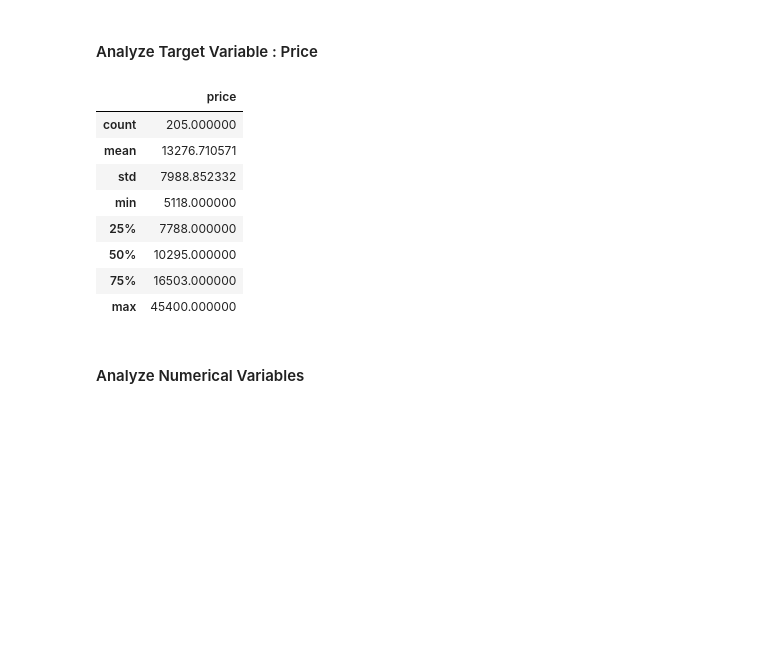
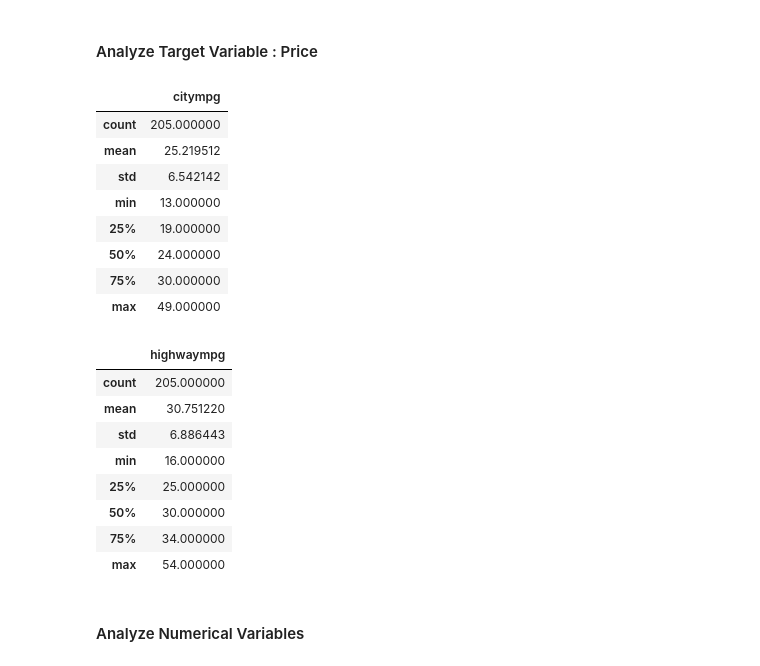
Before and after one commit to ShaneJett-DS/car_price_prediction, a Jupyter notebook: car_prediction.ipynb, the cells around one changed output. Drawn from its saved outputs; the diff is of its cells as text; code cells hidden in the pictures; blank space fills up the shorter version.

```diff
--- a/car_prediction.ipynb
+++ b/car_prediction.ipynb
@@ -27,8 +27,8 @@ data_import.head()
 | 3 | 4 | 2 | audi 100 ls | gas | std | four | sedan | fwd | front | ... |
 | 4 | 5 | 2 | audi 100ls | gas | std | four | sedan | 4wd | front | ... |
 # %%
-data = data_import.copy()
-data.info()
+raw_data = data_import.copy()
+raw_data.info()
 # %% [output]
 <class 'pandas.core.frame.DataFrame'>
 RangeIndex: 205 entries, 0 to 204
@@ -49,18 +49,31 @@ dtypes: float64(8), int64(8), object(10)
 memory usage: 41.8+ KB
 # %% [markdown]
 #### Analyze Target Variable : Price
-# %%
-pd.DataFrame(data.price.describe())
-# %% [output]
-|  | price |
-| count | 205.000000 |
-| mean | 13276.710571 |
-| std | 7988.852332 |
-| min | 5118.000000 |
-| 25% | 7788.000000 |
-| 50% | 10295.000000 |
-| 75% | 16503.000000 |
-| max | 45400.000000 |
+# %%
+citympg_stats = pd.DataFrame(data["citympg"].describe())
+highwaympg_stats = pd.DataFrame(data["highwaympg"].describe())
+
+display(citympg_stats)
+display(highwaympg_stats)
+# %% [output]
+|  | citympg |
+| count | 205.000000 |
+| mean | 25.219512 |
+| std | 6.542142 |
+| min | 13.000000 |
+| 25% | 19.000000 |
+| 50% | 24.000000 |
+| 75% | 30.000000 |
+| max | 49.000000 |
+|  | highwaympg |
+| count | 205.000000 |
+| mean | 30.751220 |
+| std | 6.886443 |
+| min | 16.000000 |
+| 25% | 25.000000 |
+| 50% | 30.000000 |
+| 75% | 34.000000 |
+| max | 54.000000 |
 # %% [markdown]
 #### Analyze Numerical Variables
 # %%
```
